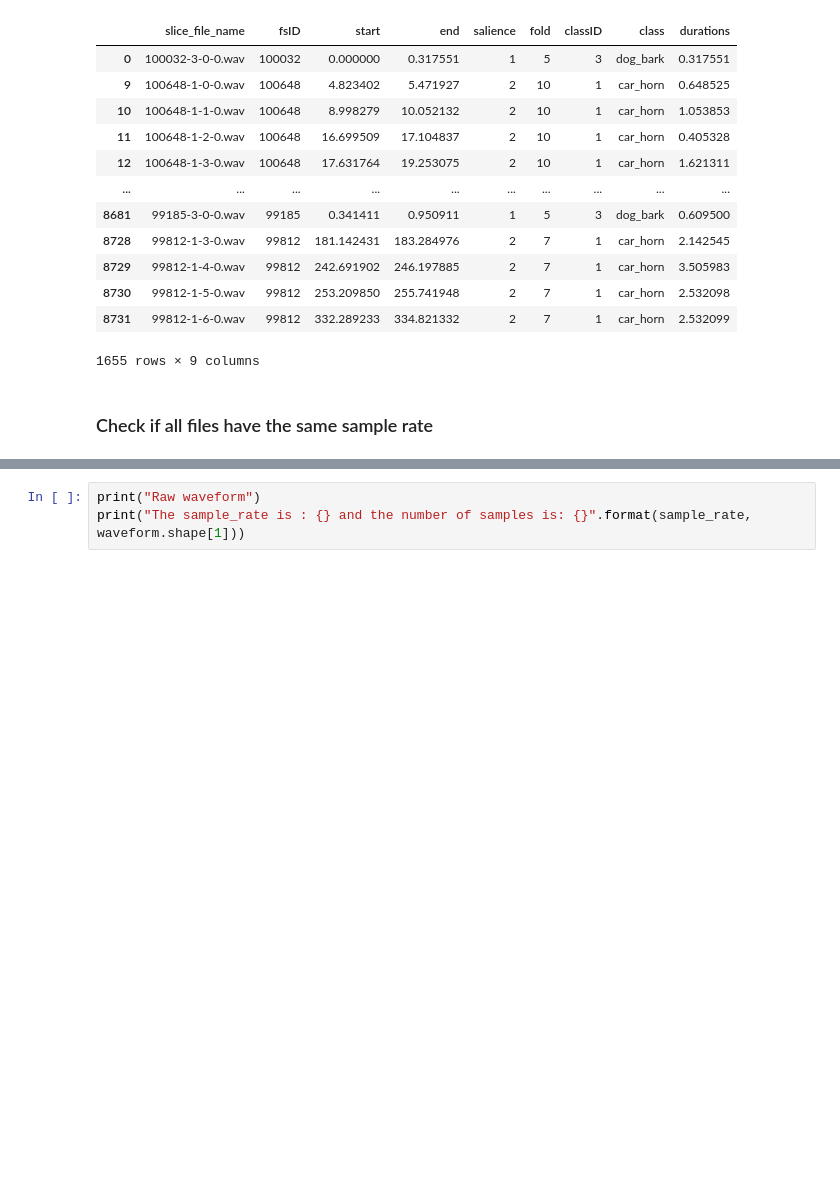
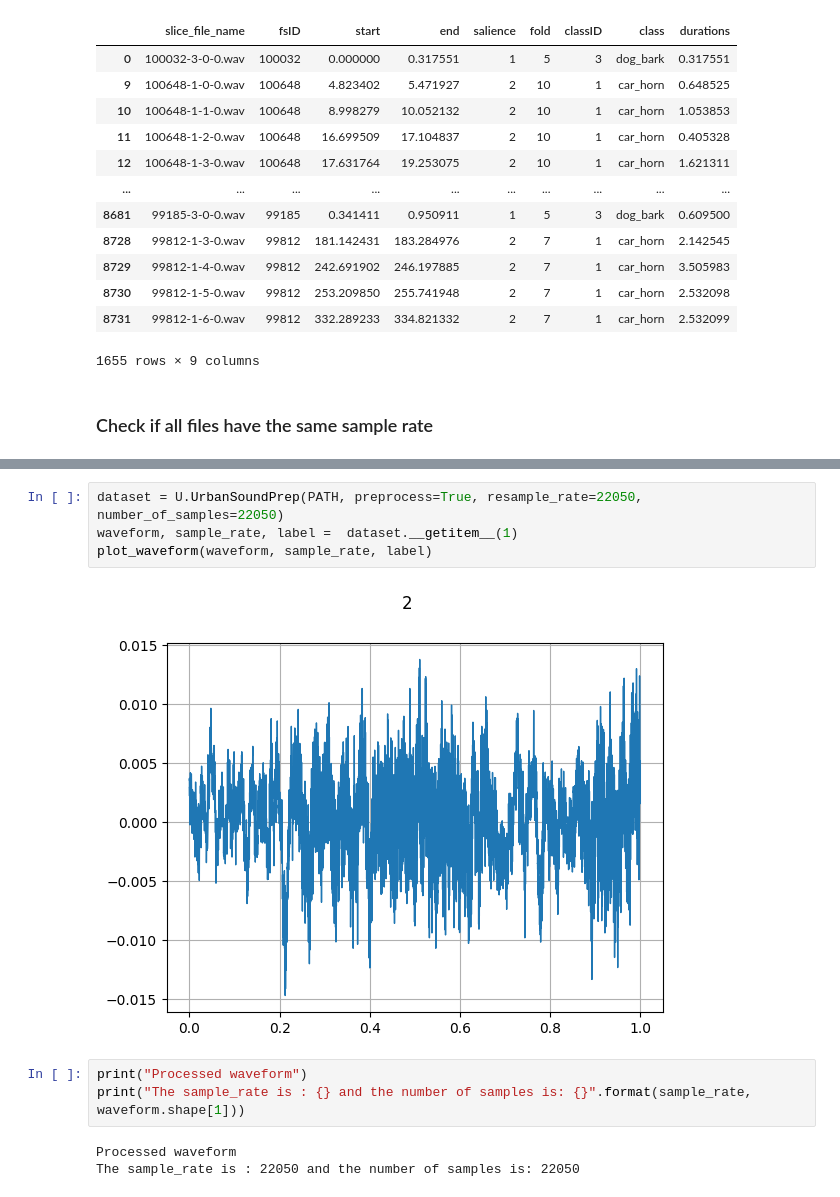
Before and after one commit to alextavern/musicAI, a Jupyter notebook: UrbanSound8K_Data_exploration+feature_extraction.ipynb, the cells around one changed output, grey strips where cells are left out. Drawn from its saved outputs; the diff is of its cells as text; blank space fills up the shorter version.

```diff
--- a/UrbanSound8K_Data_exploration+feature_extraction.ipynb
+++ b/UrbanSound8K_Data_exploration+feature_extraction.ipynb
@@ -199,3 +243,12 @@ dataset.plot_waveform(waveform, sample_rate, label)
+# %%
+dataset = U.UrbanSoundPrep(PATH, preprocess=True, resample_rate=22050, number_of_samples=22050)
+waveform, sample_rate, label =  dataset.__getitem__(1)
+plot_waveform(waveform, sample_rate, label)
+# %% [output]
+[figure, added]
 # %%
-print("Raw waveform")
+print("Processed waveform")
 print("The sample_rate is : {} and the number of samples is: {}".format(sample_rate, waveform.shape[1]))
+# %% [output]
+Processed waveform
+The sample_rate is : 22050 and the number of samples is: 22050
```
Also changed, not shown: parts of 67 cells of this notebook, 1 other file.
